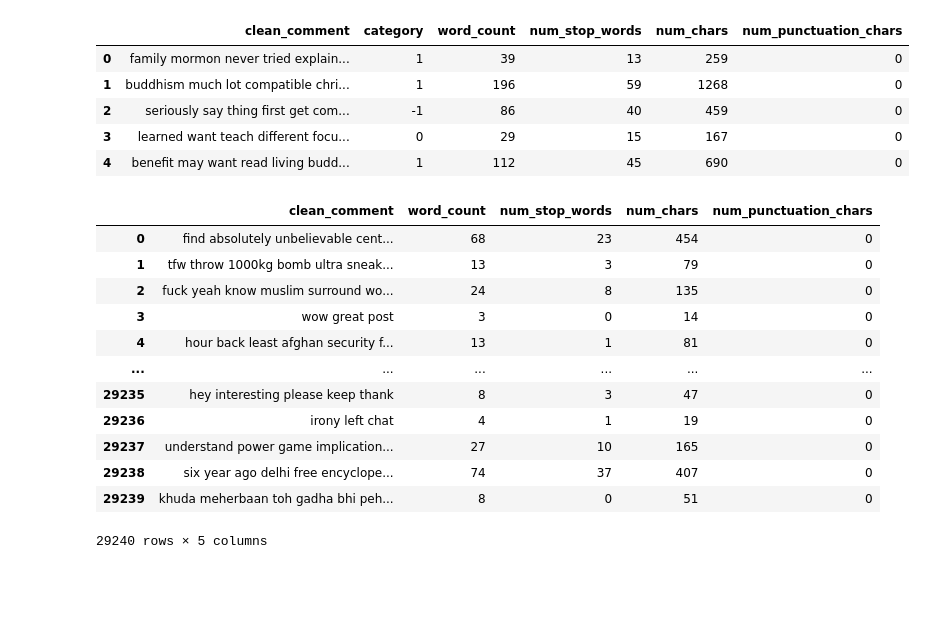
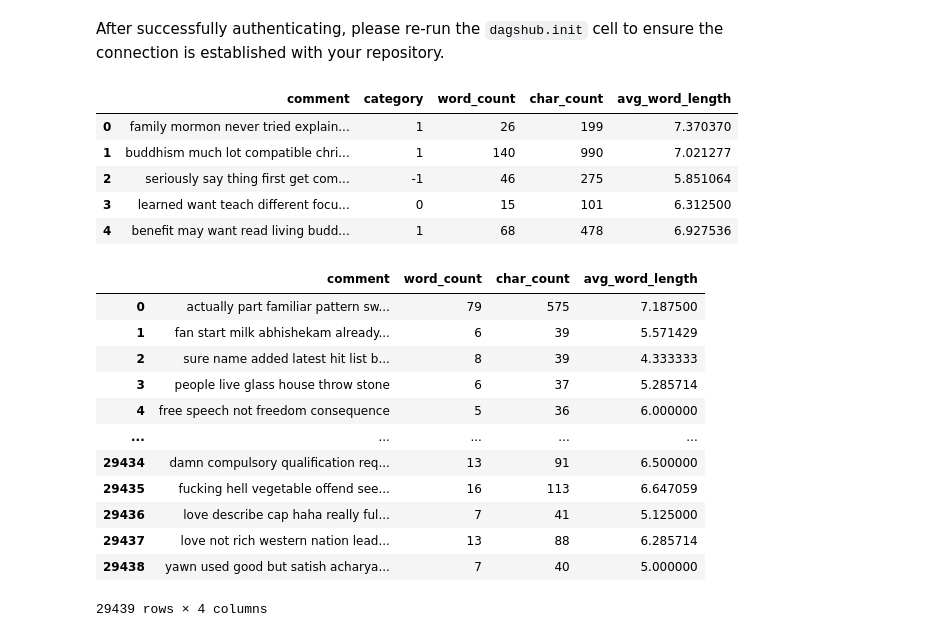
Before and after one commit to Yaxh8074/sentiment-analysis-of-yt-comment, a Jupyter notebook: notebooks/exp_1_baseline_model.ipynb, the cells around one changed output. Saved outputs shown, nothing was run; the diff lists cells and outputs as text; code cells hidden in the pictures; blank space fills up the shorter version.

```diff
--- a/notebooks/exp_1_baseline_model.ipynb
+++ b/notebooks/exp_1_baseline_model.ipynb
@@ -12,16 +25,18 @@ Repository Yaxh8074/sentiment-analysis-of-yt-comment initialized!
+# %% [markdown]
+After successfully authenticating, please re-run the `dagshub.init` cell to ensure the connection is established with your repository.
 # %%
 import numpy as np
 import pandas as pd
 # %%
-df = pd.read_csv('../preprocessed_data.csv')
+df = pd.read_csv('/content/preprocessed_data.csv')
 df.head()
 # %% [output]
-|  | clean_comment | category | word_count | num_stop_words | num_chars | num_punctuation_chars |
-| 0 | family mormon never tried explain... | 1 | 39 | 13 | 259 | 0 |
-| 1 | buddhism much lot compatible chri... | 1 | 196 | 59 | 1268 | 0 |
-| 2 | seriously say thing first get com... | -1 | 86 | 40 | 459 | 0 |
-| 3 | learned want teach different focu... | 0 | 29 | 15 | 167 | 0 |
-| 4 | benefit may want read living budd... | 1 | 112 | 45 | 690 | 0 |
+|  | comment | category | word_count | char_count | avg_word_length |
+| 0 | family mormon never tried explain... | 1 | 26 | 199 | 7.370370 |
+| 1 | buddhism much lot compatible chri... | 1 | 140 | 990 | 7.021277 |
+| 2 | seriously say thing first get com... | -1 | 46 | 275 | 5.851064 |
+| 3 | learned want teach different focu... | 0 | 15 | 101 | 6.312500 |
+| 4 | benefit may want read living budd... | 1 | 68 | 478 | 6.927536 |
 # %%
 import mlflow
 import mlflow.sklearn
@@ -71,19 +91,19 @@ X_test_combined.drop('clean_comment', axis=1, inplace=True)
 # %%
 X_train
 # %% [output]
-|  | clean_comment | word_count | num_stop_words | num_chars | num_punctuation_chars |
-| 0 | find absolutely unbelievable cent... | 68 | 23 | 454 | 0 |
-| 1 | tfw throw 1000kg bomb ultra sneak... | 13 | 3 | 79 | 0 |
-| 2 | fuck yeah know muslim surround wo... | 24 | 8 | 135 | 0 |
-| 3 | wow great post | 3 | 0 | 14 | 0 |
-| 4 | hour back least afghan security f... | 13 | 1 | 81 | 0 |
-| ... | ... | ... | ... | ... | ... |
-| 29235 | hey interesting please keep thank | 8 | 3 | 47 | 0 |
-| 29236 | irony left chat | 4 | 1 | 19 | 0 |
-| 29237 | understand power game implication... | 27 | 10 | 165 | 0 |
-| 29238 | six year ago delhi free encyclope... | 74 | 37 | 407 | 0 |
-| 29239 | khuda meherbaan toh gadha bhi peh... | 8 | 0 | 51 | 0 |
+|  | comment | word_count | char_count | avg_word_length |
+| 0 | actually part familiar pattern sw... | 79 | 575 | 7.187500 |
+| 1 | fan start milk abhishekam already... | 6 | 39 | 5.571429 |
+| 2 | sure name added latest hit list b... | 8 | 39 | 4.333333 |
+| 3 | people live glass house throw stone | 6 | 37 | 5.285714 |
+| 4 | free speech not freedom consequence | 5 | 36 | 6.000000 |
+| ... | ... | ... | ... | ... |
+| 29434 | damn compulsory qualification req... | 13 | 91 | 6.500000 |
+| 29435 | fucking hell vegetable offend see... | 16 | 113 | 6.647059 |
+| 29436 | love describe cap haha really ful... | 7 | 41 | 5.125000 |
+| 29437 | love not rich western nation lead... | 13 | 88 | 6.285714 |
+| 29438 | yawn used good but satish acharya... | 7 | 40 | 5.000000 |
-29240 rows × 5 columns
+29439 rows × 4 columns
 # %%
 X_train_bow_df
 # %% [output]
```
Also changed, not shown: parts of 12 cells of this notebook.
